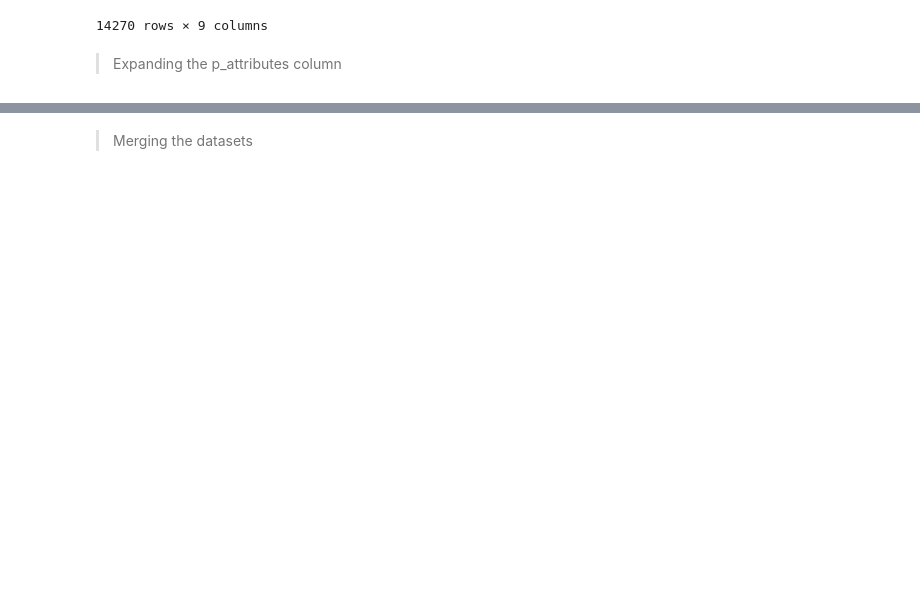
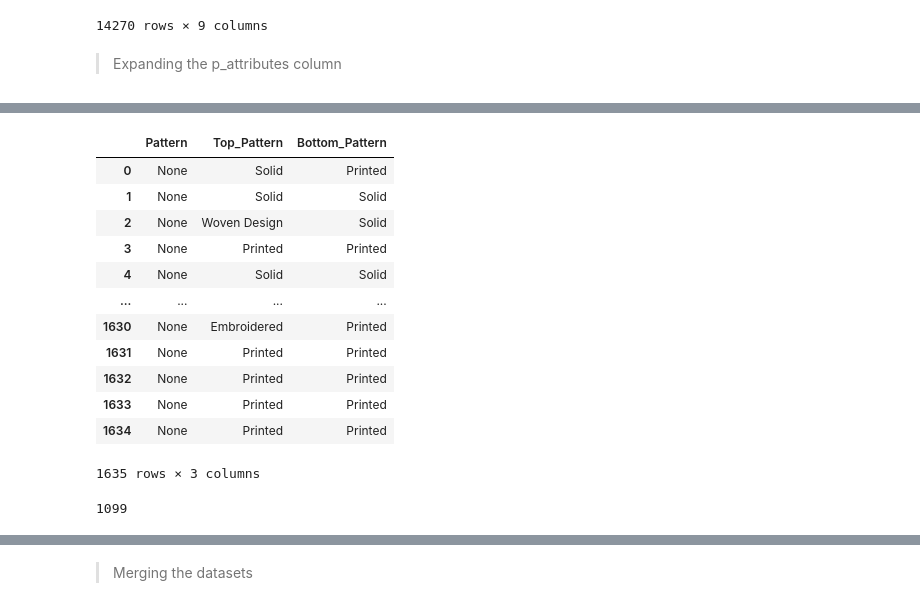
Before and after one commit to raccoonwithasword/big-data-assessment-2, a Jupyter notebook: DAT7015 Assessment 2.ipynb, the cells around one changed output, grey strips where cells are left out. Saved outputs shown, nothing was run; the diff lists cells and outputs as text; code cells hidden in the pictures; blank space fills up the shorter version.

Commit message:
Explored p_attributes columns

```diff
--- a/DAT7015 Assessment 2.ipynb
+++ b/DAT7015 Assessment 2.ipynb
@@ -156,3 +181,23 @@ list(fashion_dataset.columns)
+# %%
+ps.sqldf("select Pattern, Top_Pattern, Bottom_Pattern from fashion_dataset where Bottom_Pattern is not null and Print_Pattern_Type is null")
+# %% [output]
+|  | Pattern | Top_Pattern | Bottom_Pattern |
+| 0 | None | Solid | Printed |
+| 1 | None | Solid | Solid |
+| 2 | None | Woven Design | Solid |
+| 3 | None | Printed | Printed |
+| 4 | None | Solid | Solid |
+| ... | ... | ... | ... |
+| 1630 | None | Embroidered | Printed |
+| 1631 | None | Printed | Printed |
+| 1632 | None | Printed | Printed |
+| 1633 | None | Printed | Printed |
+| 1634 | None | Printed | Printed |
+1635 rows × 3 columns
+# %%
+merged_dataset['Occasion'].isna().sum()
+# %% [output]
+1099
 # %%
 fashion_dataset.drop('p_attributes', axis='columns')
 # %% [output]
```
Also changed, not shown: parts of 16 cells of this notebook, 2 other files.
